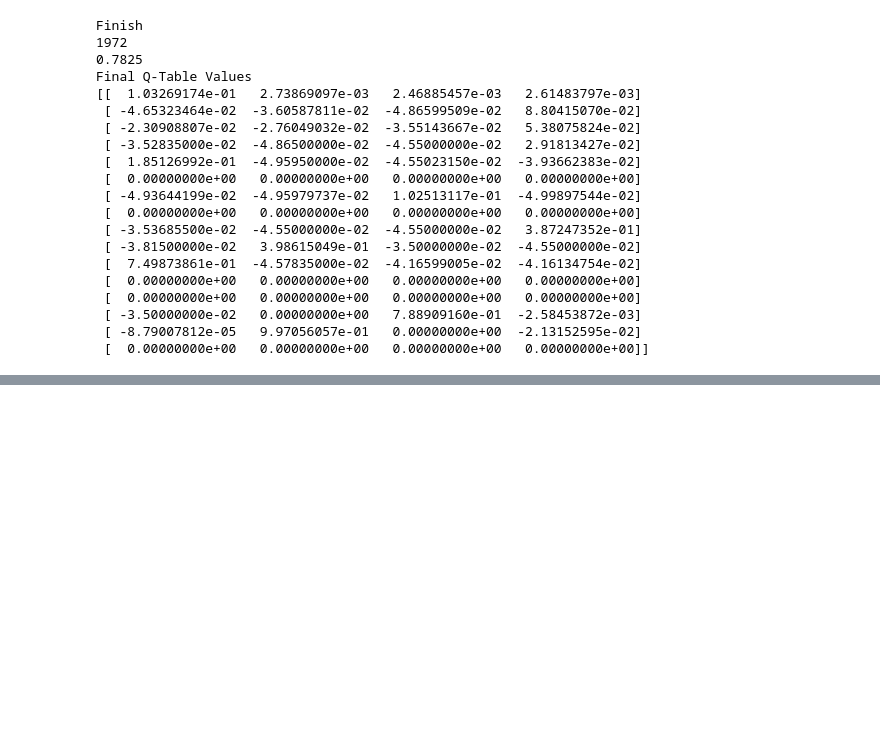
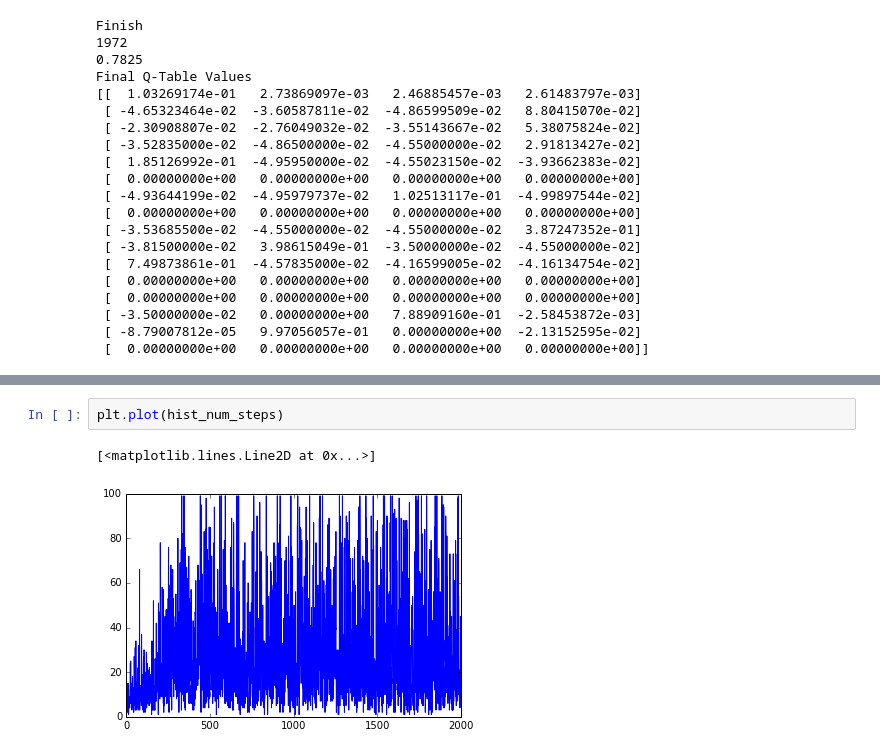
Before and after one commit to camigord/OpenAI_ReinforcementLearning, a Jupyter notebook: FrozenLake-v0.ipynb, the cells around one changed output, grey strips where cells are left out. Saved outputs shown, nothing was run; the diff lists cells and outputs as text; blank space fills up the shorter version.

```diff
--- a/FrozenLake-v0.ipynb
+++ b/FrozenLake-v0.ipynb
@@ -175,0 +253,5 @@ Final Q-Table Values
+# %%
+plt.plot(hist_num_steps)
+# %% [output]
+[<matplotlib.lines.Line2D at 0x...>]
+[figure, added]
```
Also changed, not shown: parts of 8 cells of this notebook.
